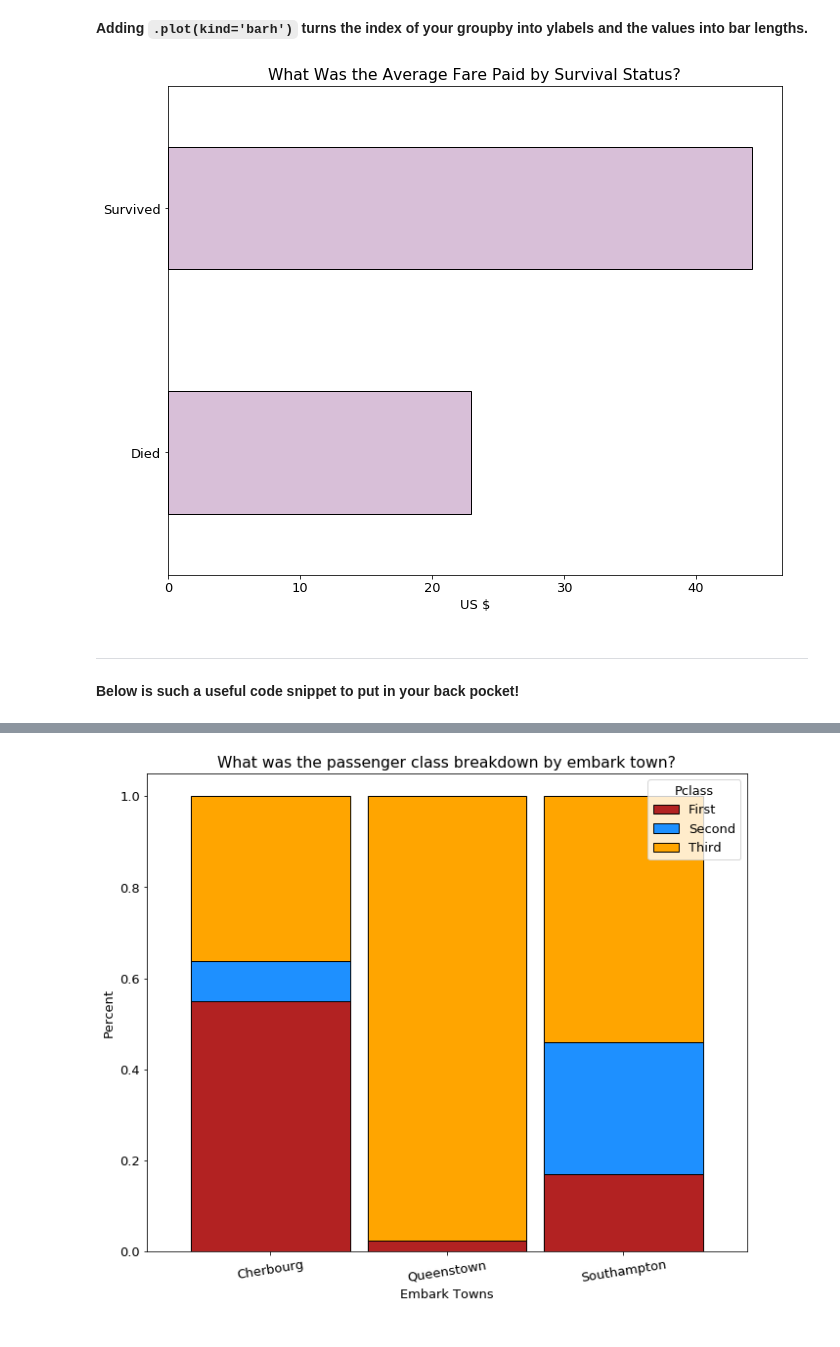
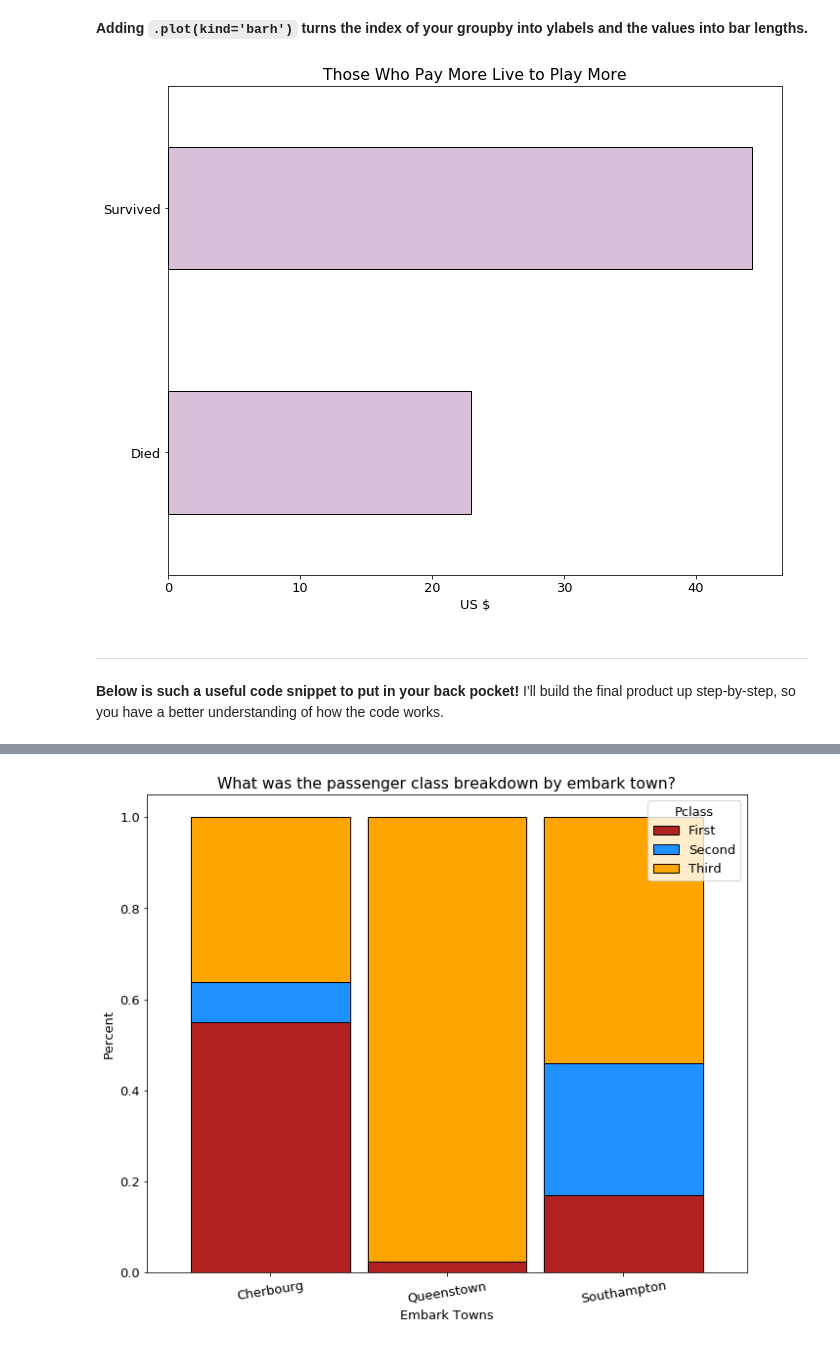
Before and after one commit to faithkane3/e_classification, a Jupyter notebook: classification_acquire_to_explore_review.ipynb, the cells around one changed output, grey strips where cells are left out. Drawn from its saved outputs; the diff is of its cells as text; code cells hidden in the pictures.

```diff
--- a/classification_acquire_to_explore_review.ipynb
+++ b/classification_acquire_to_explore_review.ipynb
@@ -990,18 +1055,18 @@ Name: fare, dtype: float64
 # %%
 # Plot your groupby object quickly.
 train.groupby('survived').fare.mean().plot(kind='barh', color='thistle', ec='black')
 
-plt.title('What Was the Average Fare Paid by Survival Status?')
+plt.title('Those Who Pay More Live to Play More')
 
 locs, labels = plt.yticks()
 plt.yticks(locs, ('Died', 'Survived'))
 plt.ylabel('')
 plt.xlabel('US $')
 
 plt.show()
 # %% [output]
-[figure, old version]
+[figure, new version]
 # %% [markdown]
 ___
 # %% [markdown]
-**Below is such a useful code snippet to put in your back pocket!**
+**Below is such a useful code snippet to put in your back pocket!** I'll build the final product up step-by-step, so you have a better understanding of how the code works.
```
Also changed, not shown: parts of 38 cells of this notebook.
